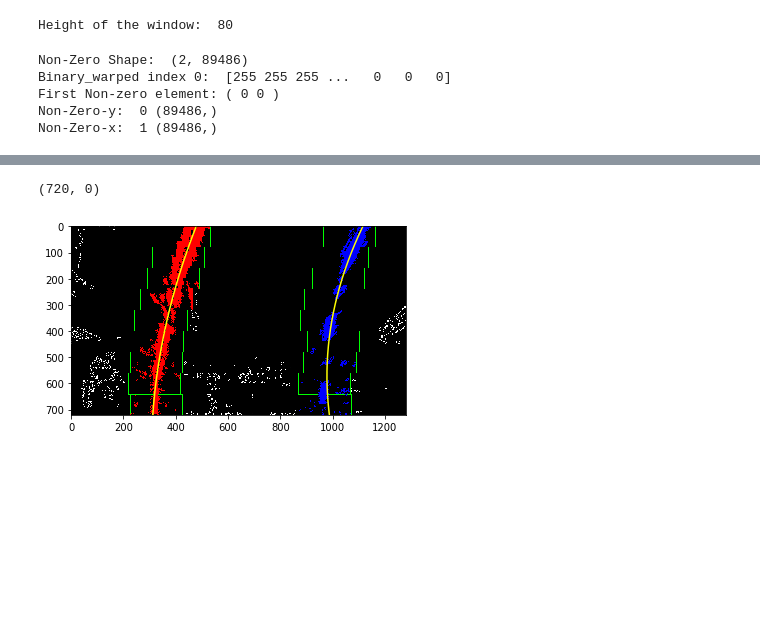
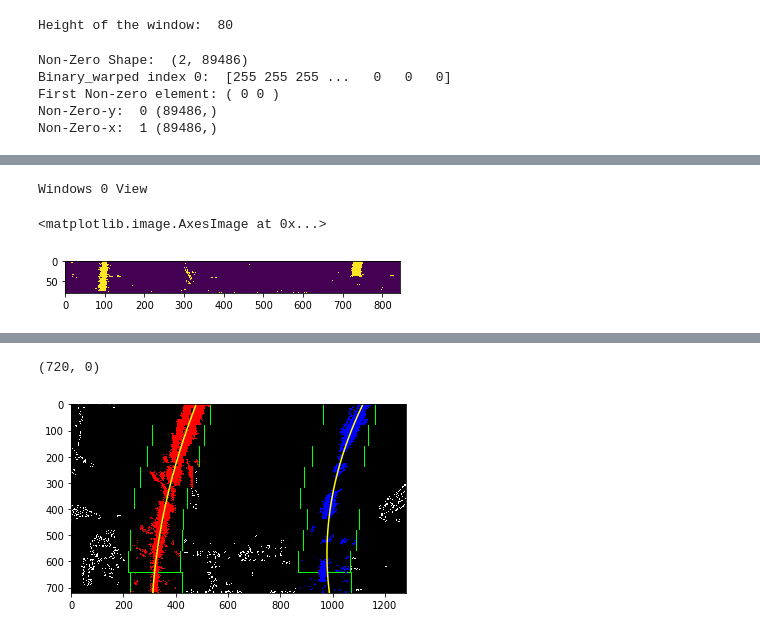
Before and after one commit to allaydesai/Computer-Vision, a Jupyter notebook: Finding_the_lines.ipynb, the cells around one changed output, grey strips where cells are left out. Drawn from its saved outputs; the diff is of its cells as text; code cells hidden in the pictures; blank space fills up the shorter version.

Commit message:
Finding the lines: Breaking down the pipeline

```diff
--- a/Finding_the_lines.ipynb
+++ b/Finding_the_lines.ipynb
@@ -128,3 +133,6 @@ minpix = 50
 # Create empty lists to receive left and right lane pixel indices
 left_lane_inds = []
 right_lane_inds = []
+# %%
+# Breaking down the process for window 0
+window = 0
@@ -130,0 +174,7 @@ right_lane_inds = []
+# %%
+print('Windows 0 View')
+plt.imshow(binary_warped[win_y_low:win_y_high, win_xleft_low:win_xright_high])
+# %% [output]
+Windows 0 View
+<matplotlib.image.AxesImage at 0x...>
+[figure, added]
```
Also changed, not shown: parts of 12 cells of this notebook.
